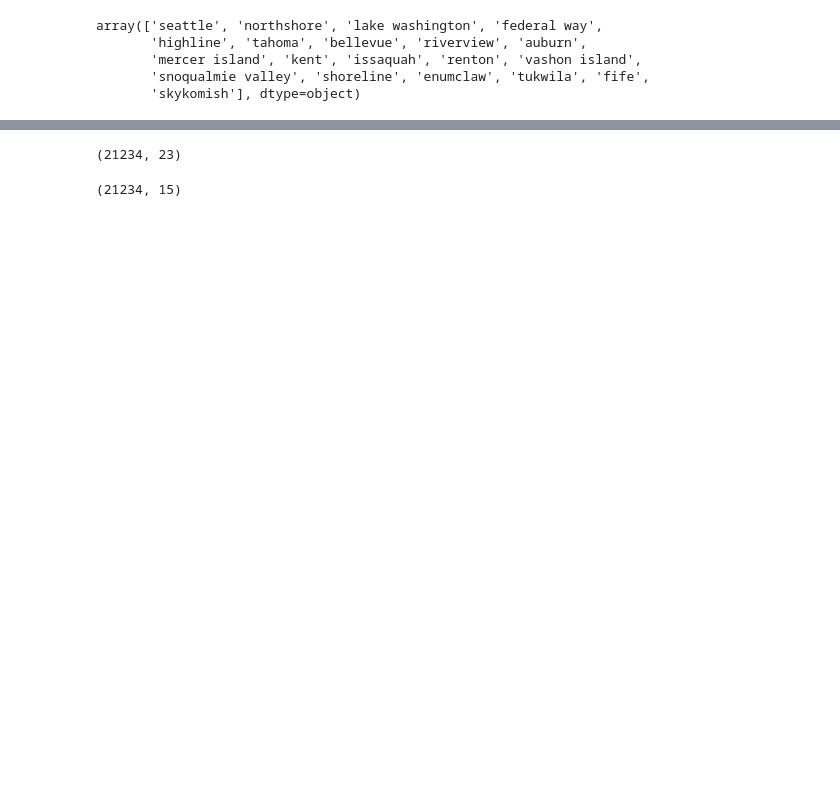
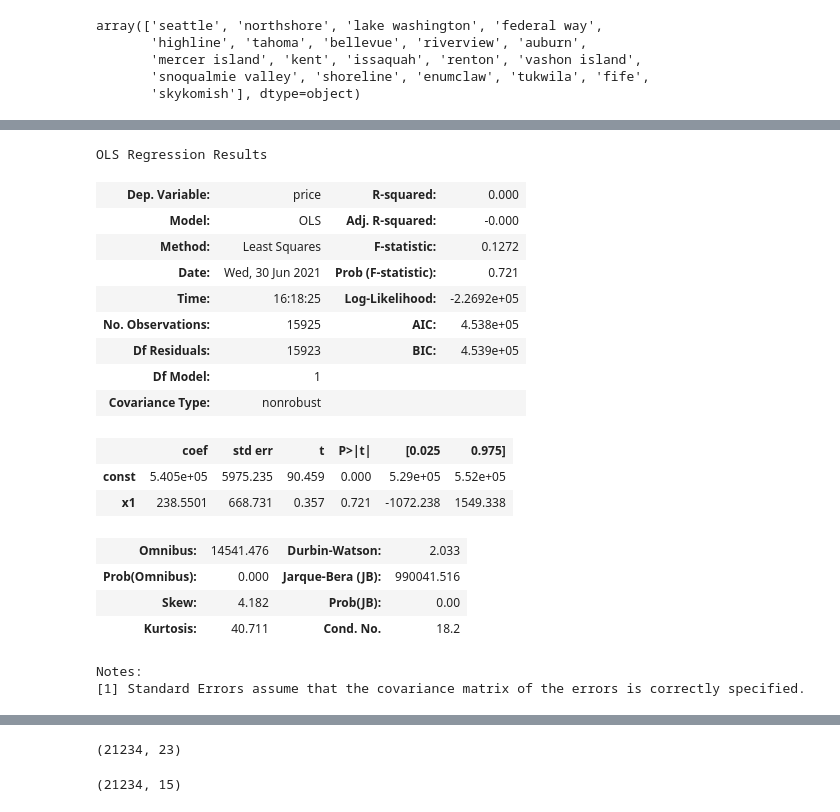
Before and after one commit to Joshua-Hill-Science/linear_regression_project, a Jupyter notebook: notebooks/exploratory/Josh/Josh_First_Exploration.ipynb, the cells around one changed output, grey strips where cells are left out. Cells and saved outputs as stored; diff of their text form; code cells hidden in the pictures; blank space fills up the shorter version.

```diff
--- a/notebooks/exploratory/Josh/Josh_First_Exploration.ipynb
+++ b/notebooks/exploratory/Josh/Josh_First_Exploration.ipynb
@@ -226,0 +252,4 @@ sns.histplot(df_rank["State Rank"])
+# %%
+X=df_rank[["State Rank"]]
+y=df_rank["price"]
+X_train, X_test, y_train, y_test = train_test_split(X, y, test_size=0.25, random_state=1)
@@ -227 +260,6 @@ sns.histplot(df_rank["State Rank"])
+# %%
+ordinal_encoder = OrdinalEncoder()
+ordinal_encoder.fit(X_train)
+X_train = ordinal_encoder.transform(X_train)
+X_test = ordinal_encoder.transform(X_test)
 # %%
@@ -228,0 +294,2 @@ df_rank_dummy=pd.get_dummies(df_rank["State Rank"], prefix="State Rank",drop_fir
+# %%
+sm.add_constant(X_train)
@@ -228,0 +304,23 @@ df_rank_dummy=pd.get_dummies(df_rank["State Rank"], prefix="State Rank",drop_fir
+# %%
+model2 = sm.OLS(y_train, sm.add_constant(X_train)).fit()
+model2.summary()
+# %% [output]
+OLS Regression Results
+| Dep. Variable: | price | R-squared: | 0.000 |
+| Model: | OLS | Adj. R-squared: | -0.000 |
+| Method: | Least Squares | F-statistic: | 0.1272 |
+| Date: | Wed, 30 Jun 2021 | Prob (F-statistic): | 0.721 |
+| Time: | 16:18:25 | Log-Likelihood: | -2.2692e+05 |
+| No. Observations: | 15925 | AIC: | 4.538e+05 |
+| Df Residuals: | 15923 | BIC: | 4.539e+05 |
+| Df Model: | 1 |  |  |
+| Covariance Type: | nonrobust |  |  |
+|  | coef | std err | t | P>|t| | [0.025 | 0.975] |
+| const | 5.405e+05 | 5975.235 | 90.459 | 0.000 | 5.29e+05 | 5.52e+05 |
+| x1 | 238.5501 | 668.731 | 0.357 | 0.721 | -1072.238 | 1549.338 |
+| Omnibus: | 14541.476 | Durbin-Watson: | 2.033 |
+| Prob(Omnibus): | 0.000 | Jarque-Bera (JB): | 990041.516 |
+| Skew: | 4.182 | Prob(JB): | 0.00 |
+| Kurtosis: | 40.711 | Cond. No. | 18.2 |
+Notes:
+[1] Standard Errors assume that the covariance matrix of the errors is correctly specified.
```
Also changed, not shown: parts of 15 cells of this notebook.
